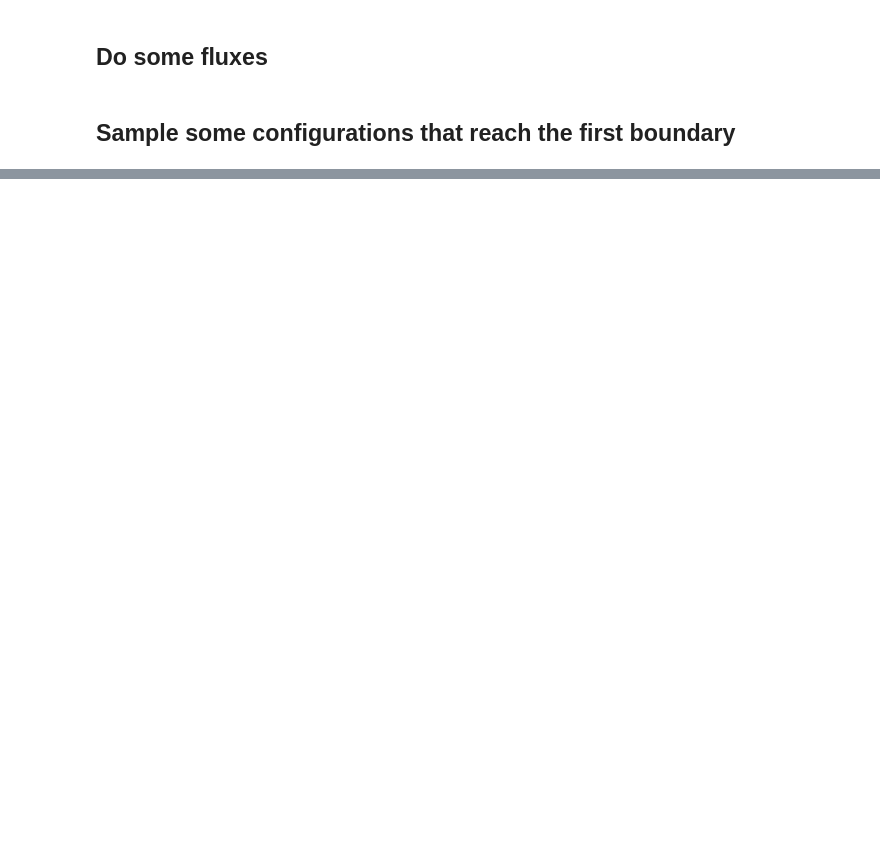
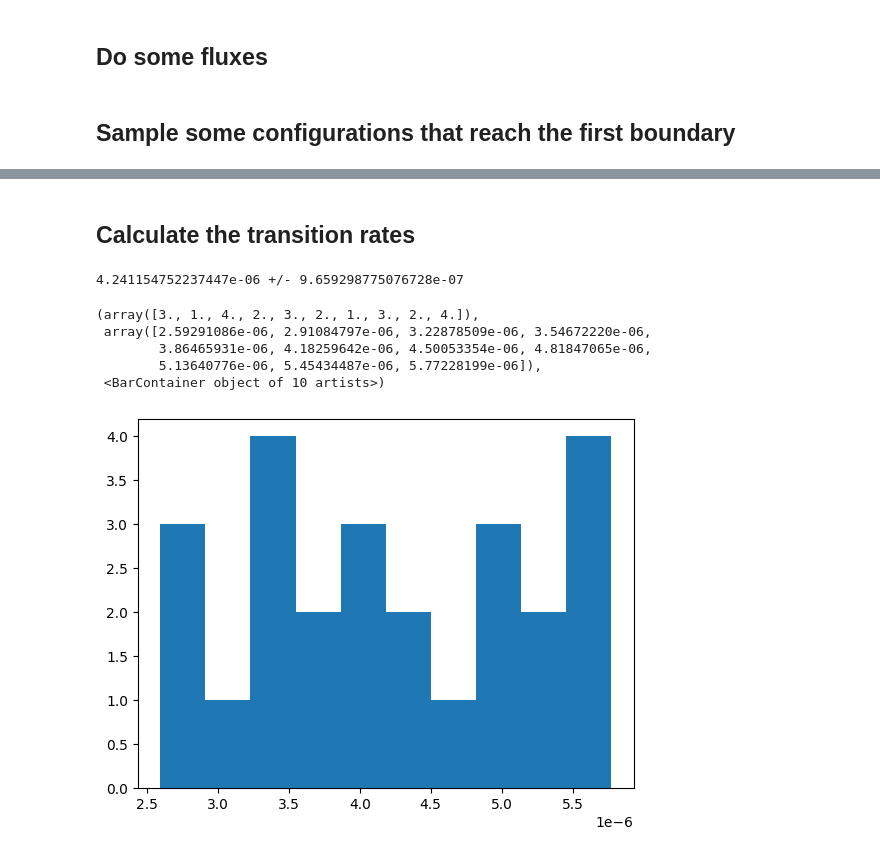
Before and after one commit to h-mnzlr/acpl-softmatter, a Jupyter notebook: notebooks/1_forward_flux.sync.ipynb, the cells around one changed output, grey strips where cells are left out. Saved outputs shown, nothing was run; the diff lists cells and outputs as text; code cells hidden in the pictures; blank space fills up the shorter version.

```diff
--- a/notebooks/1_forward_flux.sync.ipynb
+++ b/notebooks/1_forward_flux.sync.ipynb
@@ -165,0 +196,43 @@ KeyboardInterrupt
+# %% [markdown]
+## Calculate the transition rates
+# %%
+eta_zero = 1
+
+def transition_rate(seed=42):
+    np.random.seed(seed)
+    configs_on_interface = np.array(on_second_interface)
+
+    rate = eta_zero
+    for idx_interface in range(1, len(interfaces) - 1):
+        lower, upper = interfaces[idx_interface - 1], interfaces[idx_interface + 1]
+
+        forward = 0
+        back = 0
+        on_next_interface = []
+        while len(on_next_interface) < interface_ens_size:
+            config_idx = np.random.choice(len(configs_on_interface))
+            config = configs_on_interface[config_idx]
+            result, polymer = forward_flux_sim(config, lower, upper)
+            if result is Result.REACHED_UPPER:
+                on_next_interface.append(polymer)
+                forward += 1
+            if result is Result.REACHED_LOWER:
+                back += 1
+            #print(f"{back=} {forward=}", end="\r")
+
+        configs_on_interface = np.array(on_next_interface)
+        rate *= forward / (back + forward)
+        #print(f"{rate=}, ({len(configs_on_interface)}) {configs_on_interface[0]}")
+    return rate
+# %%
+rates = tqdm.contrib.concurrent.process_map(transition_rate, range(25))
+print(f"{np.mean(rates)} +/- {np.std(rates)}")
+plt.hist(rates)
+# %% [output]
+4.241154752237447e-06 +/- 9.659298775076728e-07
+(array([3., 1., 4., 2., 3., 2., 1., 3., 2., 4.]),
+ array([2.59291086e-06, 2.91084797e-06, 3.22878509e-06, 3.54672220e-06,
+        3.86465931e-06, 4.18259642e-06, 4.50053354e-06, 4.81847065e-06,
+        5.13640776e-06, 5.45434487e-06, 5.77228199e-06]),
+ <BarContainer object of 10 artists>)
+[figure, added]
```
Also changed, not shown: parts of 10 cells of this notebook, 1 other file.
